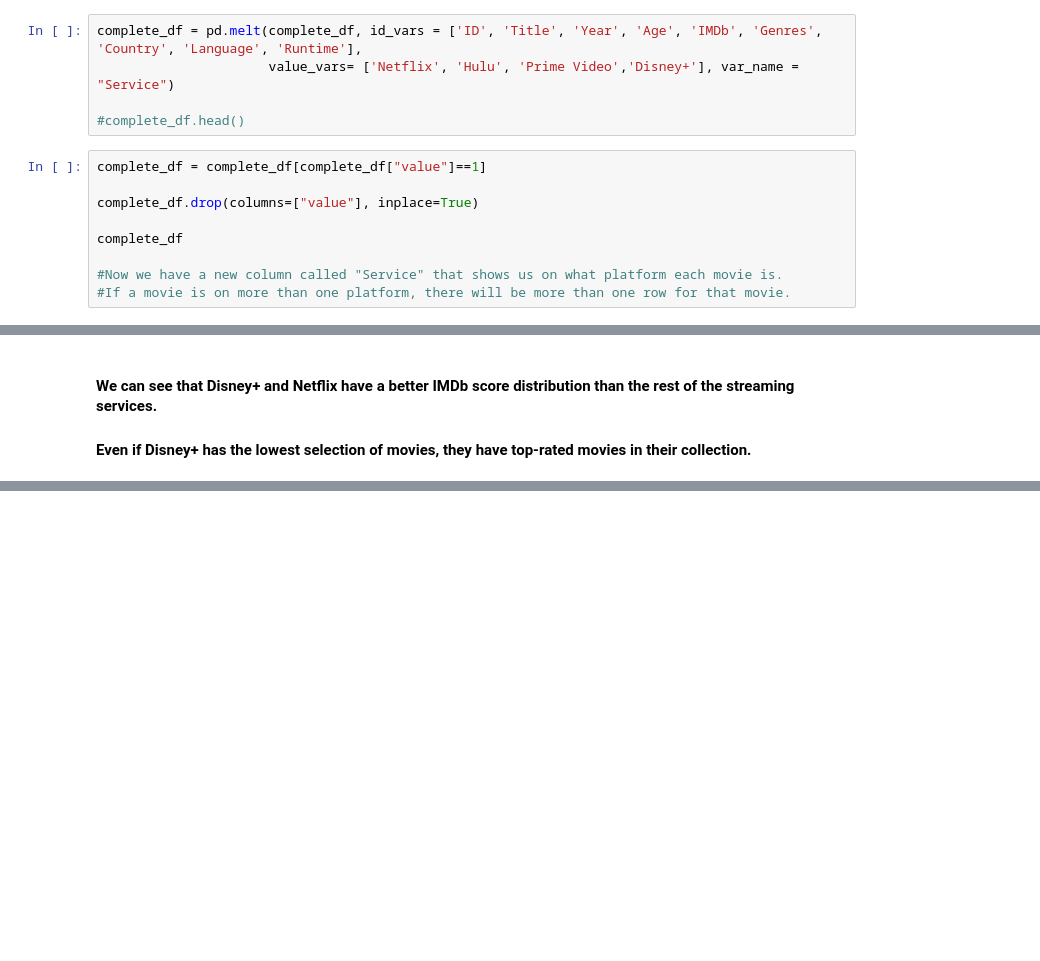
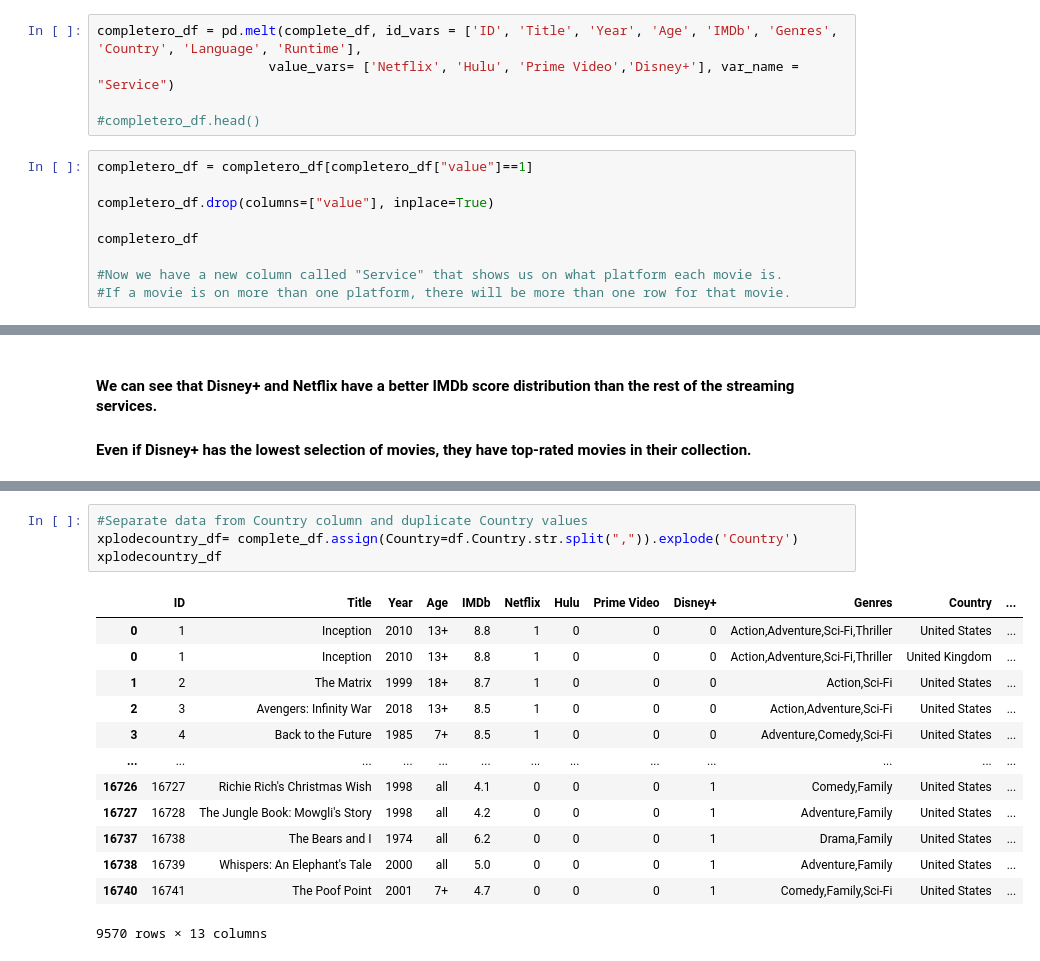
Before and after one commit to RoLDT/project-one-nesfils, a Jupyter notebook: Master Note.ipynb, the cells around one changed output, grey strips where cells are left out. Saved outputs shown, nothing was run; the diff lists cells and outputs as text; blank space fills up the shorter version.

```diff
--- a/Master Note.ipynb
+++ b/Master Note.ipynb
@@ -62,16 +62,16 @@ Index(['ID', 'Title', 'Year', 'Age', 'IMDb', 'Netflix', 'Hulu', 'Prime Video',
        'Disney+', 'Genres', 'Country', 'Language', 'Runtime'],
       dtype='object')
 # %%
-complete_df = pd.melt(complete_df, id_vars = ['ID', 'Title', 'Year', 'Age', 'IMDb', 'Genres', 'Country', 'Language', 'Runtime'],
+completero_df = pd.melt(complete_df, id_vars = ['ID', 'Title', 'Year', 'Age', 'IMDb', 'Genres', 'Country', 'Language', 'Runtime'],
                       value_vars= ['Netflix', 'Hulu', 'Prime Video','Disney+'], var_name = "Service")
 
-#complete_df.head()
+#completero_df.head()
 # %%
-complete_df = complete_df[complete_df["value"]==1]
+completero_df = completero_df[completero_df["value"]==1]
 
-complete_df.drop(columns=["value"], inplace=True)
+completero_df.drop(columns=["value"], inplace=True)
 
-complete_df
+completero_df
 
 #Now we have a new column called "Service" that shows us on what platform each movie is.
 #If a movie is on more than one platform, there will be more than one row for that movie.
@@ -145,0 +158,18 @@ plt.show()
+# %%
+#Separate data from Country column and duplicate Country values
+xplodecountry_df= complete_df.assign(Country=df.Country.str.split(",")).explode('Country')
+xplodecountry_df
+# %% [output]
+|  | ID | Title | Year | Age | IMDb | Netflix | Hulu | Prime Video | Disney+ | Genres | Country | ... |
+| 0 | 1 | Inception | 2010 | 13+ | 8.8 | 1 | 0 | 0 | 0 | Action,Adventure,Sci-Fi,Thriller | United States | ... |
+| 0 | 1 | Inception | 2010 | 13+ | 8.8 | 1 | 0 | 0 | 0 | Action,Adventure,Sci-Fi,Thriller | United Kingdom | ... |
+| 1 | 2 | The Matrix | 1999 | 18+ | 8.7 | 1 | 0 | 0 | 0 | Action,Sci-Fi | United States | ... |
+| 2 | 3 | Avengers: Infinity War | 2018 | 13+ | 8.5 | 1 | 0 | 0 | 0 | Action,Adventure,Sci-Fi | United States | ... |
+| 3 | 4 | Back to the Future | 1985 | 7+ | 8.5 | 1 | 0 | 0 | 0 | Adventure,Comedy,Sci-Fi | United States | ... |
+| ... | ... | ... | ... | ... | ... | ... | ... | ... | ... | ... | ... | ... |
+| 16726 | 16727 | Richie Rich's Christmas Wish | 1998 | all | 4.1 | 0 | 0 | 0 | 1 | Comedy,Family | United States | ... |
+| 16727 | 16728 | The Jungle Book: Mowgli's Story | 1998 | all | 4.2 | 0 | 0 | 0 | 1 | Adventure,Family | United States | ... |
+| 16737 | 16738 | The Bears and I | 1974 | all | 6.2 | 0 | 0 | 0 | 1 | Drama,Family | United States | ... |
+| 16738 | 16739 | Whispers: An Elephant's Tale | 2000 | all | 5.0 | 0 | 0 | 0 | 1 | Adventure,Family | United States | ... |
+| 16740 | 16741 | The Poof Point | 2001 | 7+ | 4.7 | 0 | 0 | 0 | 1 | Comedy,Family,Sci-Fi | United States | ... |
+9570 rows × 13 columns
```
Also changed, not shown: parts of 37 cells of this notebook.
